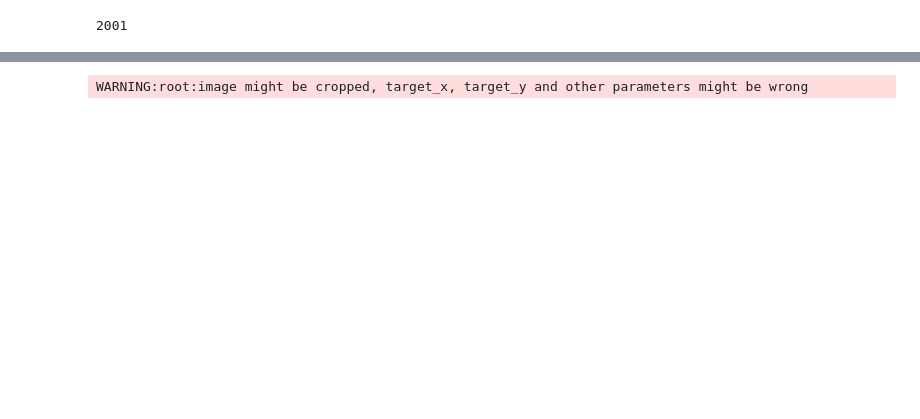
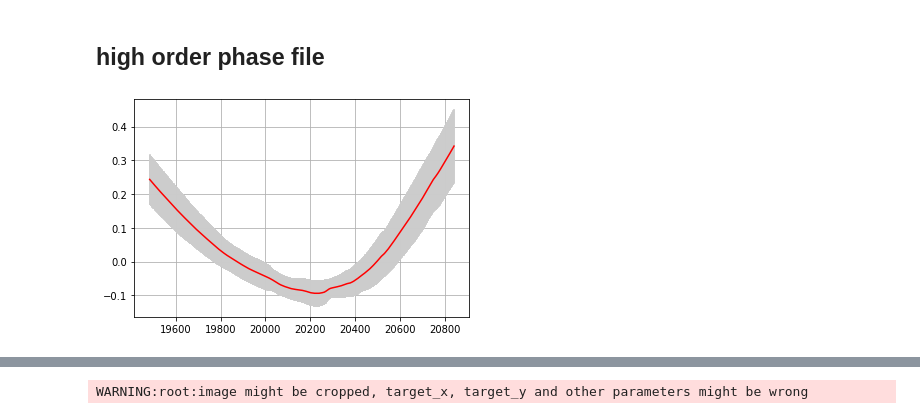
Before and after one commit to thomasorb/orbs, a Jupyter notebook: docs/phase_cube.ipynb, the cells around one changed output, grey strips where cells are left out. Cells and saved outputs as stored; diff of their text form; code cells hidden in the pictures; blank space fills up the shorter version.

```diff
--- a/docs/phase_cube.ipynb
+++ b/docs/phase_cube.ipynb
@@ -36,11 +51,17 @@ orbs sitelle phase.job start --flat
+# %% [markdown]
+## high order phase file
 # %%
 import orbs.phase
 import orb.fft
 import pylab as pl
-phase = orb.fft.Phase('/reductions2/sitelle/phase/flats_SN2/CAM1/flats_SN2.cam1.Interferogram.high_order_phase.hdf5')
-phase_std = orb.fft.Phase('/reductions2/sitelle/phase/flats_SN2/CAM1/flats_SN2.cam1.Interferogram.high_order_phase_std.hdf5')
+import numpy as np
+import logging
+logging.getLogger().setLevel(logging.INFO)
+
+phase = orb.fft.Phase('/reductions2/sitelle/phase/SN2/flats_SN2.cam1.Interferogram.high_order_phase.hdf5')
 phase = phase.cleaned()
-phase_std = phase_std.cleaned()
-print(phase.dimx)
+pl.errorbar(phase.axis.data, phase.data, yerr=phase.err, ls='none', c='0.8')
+phase.plot(c='red')
+pl.grid()
 # %% [output]
-2001
+[figure, added]
```
Also changed, not shown: parts of 25 cells of this notebook, 2 other files.
